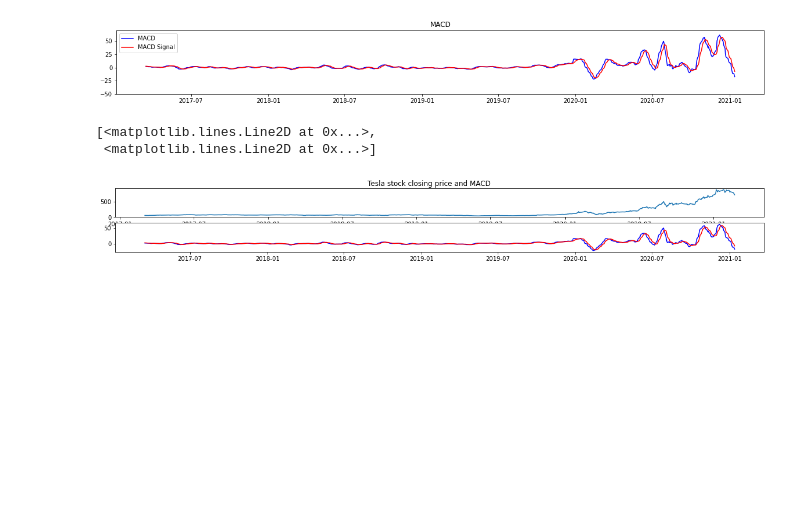
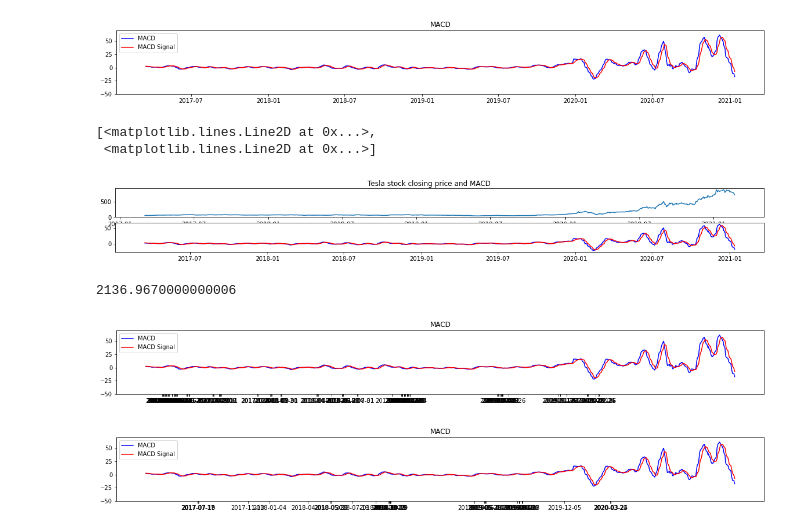
Before and after one commit to Unf0rgiv3n/MACD-Moving-Average-Convergence-Divergence, a Jupyter notebook: MACD.ipynb, the cells around one changed output. Saved outputs shown, nothing was run; the diff lists cells and outputs as text; code cells hidden in the pictures; blank space fills up the shorter version.

Commit message:
added wig20.csv, added first version of buying/selling stock algorithm

```diff
--- a/MACD.ipynb
+++ b/MACD.ipynb
@@ -85,10 +86,74 @@ axs[1].plot(fixed_dates, MACD, 'b', fixed_dates, MACD_signal, 'r')
 [<matplotlib.lines.Line2D at 0x...>,
  <matplotlib.lines.Line2D at 0x...>]
 [figure]
-# %%
-money = 1000
-
-def slope(prevVal, currentVal):
-    return (prevVal-currentVal)/(-1)
-
-for day in range(1, 966)
+# %%
+money = 1000
+stocks = 0
+
+def buy(price):
+    global money
+    global stocks
+    money = money - price
+    stocks = stocks + 1
+
+def sell(price):
+    global money
+    global stocks
+    money = money + price
+    stocks = stocks - 1
+
+sell_dates = []
+buy_dates = []
+
+for day in range(7, 965):
+    past_week_MACD = MACD[day-7:day]
+    past_week_SIGNAL = MACD_signal[day-7:day]
+
+    MACD_average = np.average(past_week_MACD)
+    Signal_average = np.average(past_week_SIGNAL)
+
+    if MACD[day] - MACD_average < MACD[day]*0.9 and MACD[day] > MACD_signal[day]:
+        if stocks > 0:
+            sell(stock_data['close'][day])
+            sell_dates.append(stock_data['date'][day])
+    elif MACD[day] - MACD_average < MACD[day]*0.01 and MACD[day] < MACD_signal[day]:
+        if money >= stock_data['close'][day]*3:
+            buy(stock_data['close'][day])
+            buy(stock_data['close'][day])
+            buy(stock_data['close'][day])
+            buy_dates.append(stock_data['date'][day])
+
+last_value = stock_data['close'][len(stock_data['close']) - 1]
+
+for stock in range(stocks):
+    sell(last_value)
+
+print(money)
+# %% [output]
+2136.9670000000006
+# %%
+MACD = MACD[:965]
+plt.figure(figsize=(20, 2))
+plt.title('MACD')
+plt.ylim([-50, 70])
+macd_plt, = plt.plot(fixed_dates, MACD, 'b')
+macd_signal_plt, = plt.plot(fixed_dates, MACD_signal, 'r')
+plt.legend([macd_plt, macd_signal_plt], ['MACD', 'MACD Signal'])
+
+plt.xticks(sell_dates)
+plt.show()
+# %% [output]
+[figure, added]
+# %%
+MACD = MACD[:965]
+plt.figure(figsize=(20, 2))
+plt.title('MACD')
+plt.ylim([-50, 70])
+macd_plt, = plt.plot(fixed_dates, MACD, 'b')
+macd_signal_plt, = plt.plot(fixed_dates, MACD_signal, 'r')
+plt.legend([macd_plt, macd_signal_plt], ['MACD', 'MACD Signal'])
+
+plt.xticks(buy_dates)
+plt.show()
+# %% [output]
+[figure, added]
```
Also changed, not shown: parts of 1 cell of this notebook, 1 other file.
